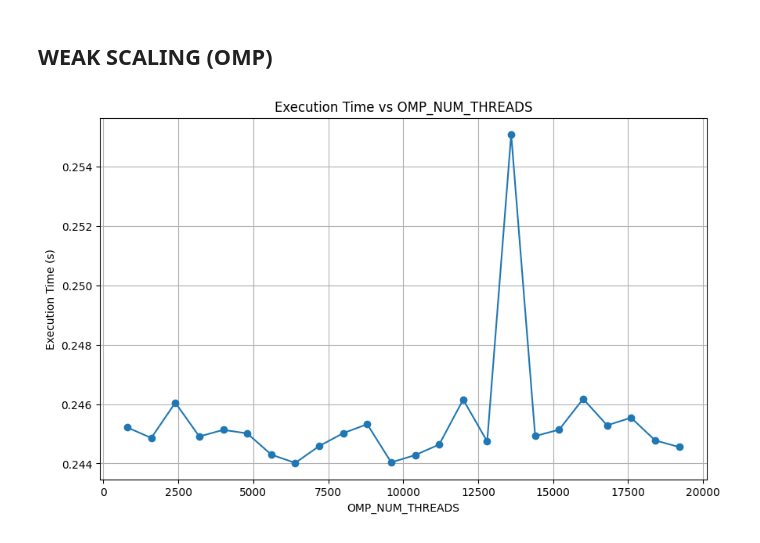
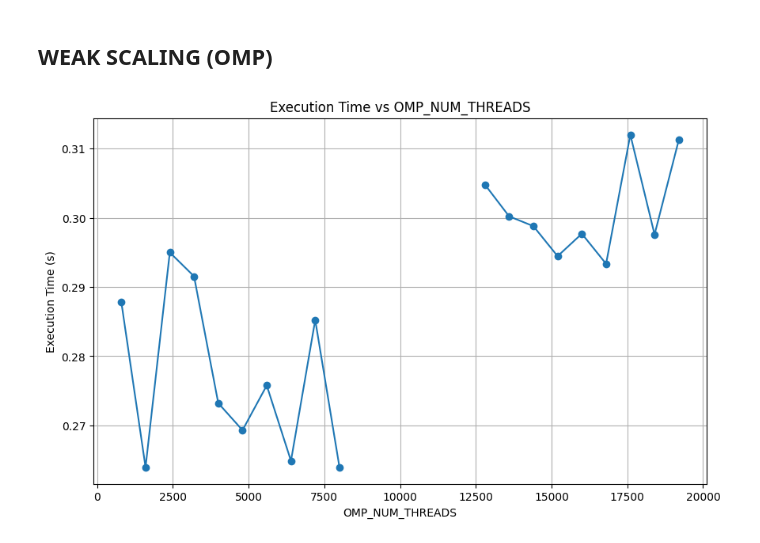
Before and after one commit to aleminutolo/HPC_Ex, a Jupyter notebook: HPC_ex2/analisys.ipynb, the cells around one changed output. Saved outputs shown, nothing was run; the diff lists cells and outputs as text; code cells hidden in the pictures.

```diff
--- a/HPC_ex2/analisys.ipynb
+++ b/HPC_ex2/analisys.ipynb
@@ -82,19 +82,19 @@ plt.show()
 ## WEAK SCALING (OMP)
 # %%
 # Leggi il file CSV utilizzando Pandas
-data = pd.read_csv("weak_scaling_omp.csv")
+data = pd.read_csv("csvs/omp_weak_thin.csv")
 
 # Estrai le colonne
 threads = data["OMP_NUM_THREADS"]
 execution_times = data["Execution_Time"]
 
 # Plotta i dati
 plt.figure(figsize=(10, 6))
 plt.plot(threads, execution_times, marker='o', linestyle='-')
 plt.xlabel('OMP_NUM_THREADS')
 plt.ylabel('Execution Time (s)')
 plt.title('Execution Time vs OMP_NUM_THREADS')
 plt.grid(True)
 plt.show()
 # %% [output]
-[figure, old version]
+[figure, new version]
```
Also changed, not shown: parts of 3 cells of this notebook, 24 other files.
